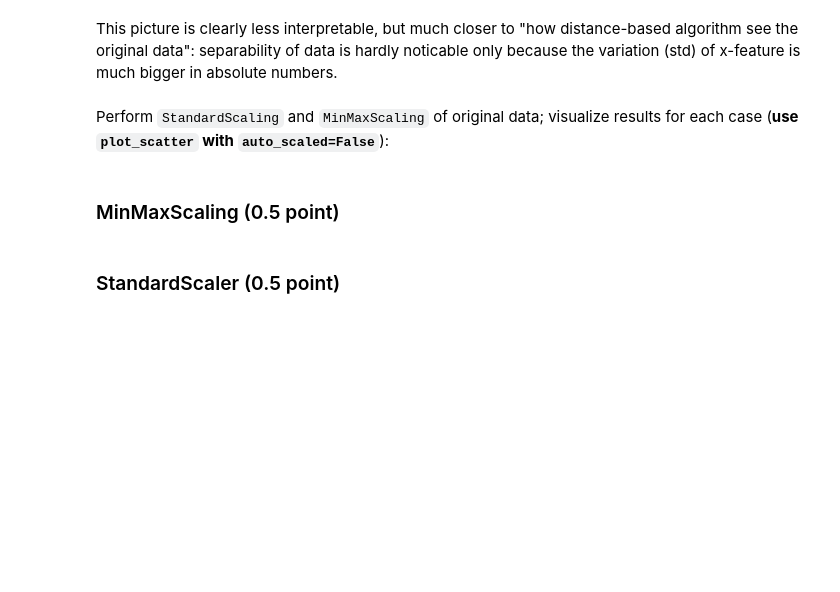
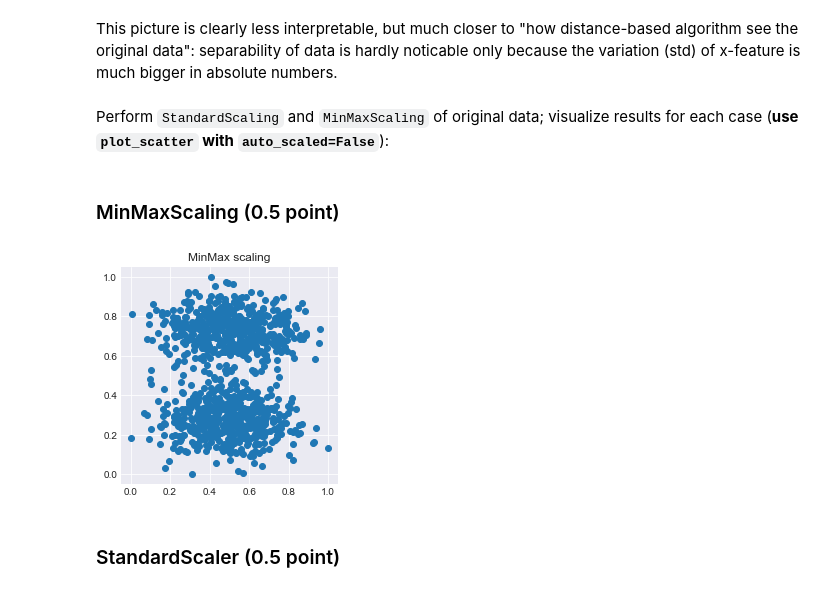
Before and after one commit to albert-bariev/rs-school-ml, a Jupyter notebook: 6_feature_engineering_selection.ipynb, the cells around one changed output. Cells and saved outputs as stored; diff of their text form; code cells hidden in the pictures; blank space fills up the shorter version.

```diff
--- a/6_feature_engineering_selection.ipynb
+++ b/6_feature_engineering_selection.ipynb
@@ -118,2 +125,8 @@ Perform `StandardScaling` and `MinMaxScaling` of original data; visualize result
+# %%
+minmax = MinMaxScaler()
+data_minmax = minmax.fit_transform(data)
+plot_scatter(data_minmax[:, 0], data_minmax[:, 1], auto_scaled=False , title='MinMax scaling')
+# %% [output]
+[figure, added]
 # %% [markdown]
 ### StandardScaler (0.5 point)
```
Also changed, not shown: parts of 46 cells of this notebook.
